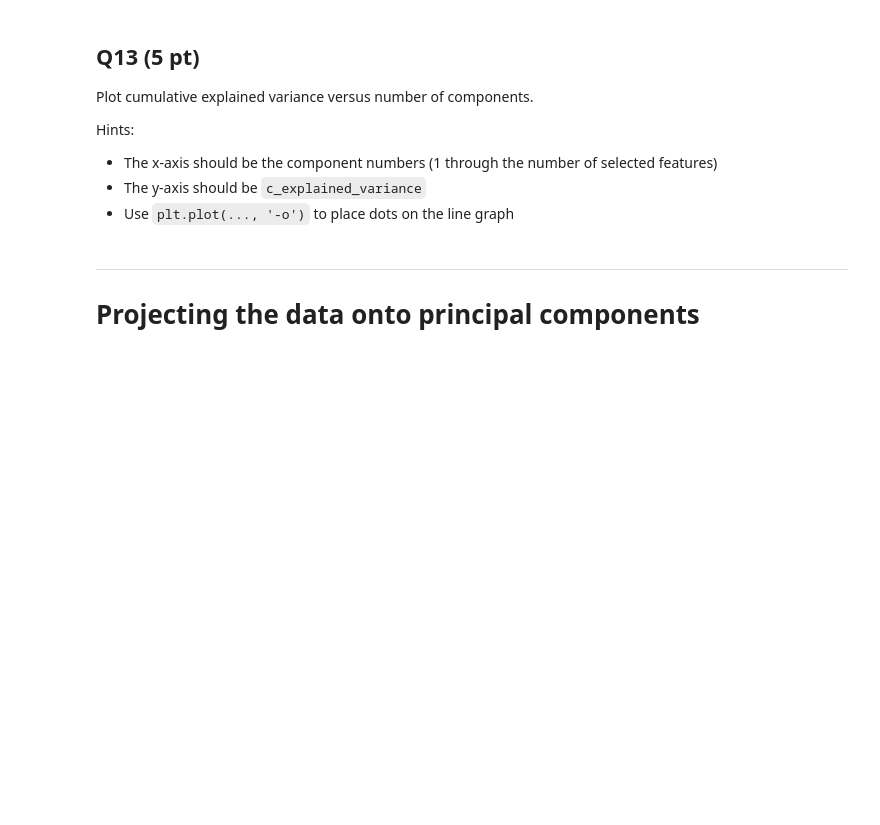
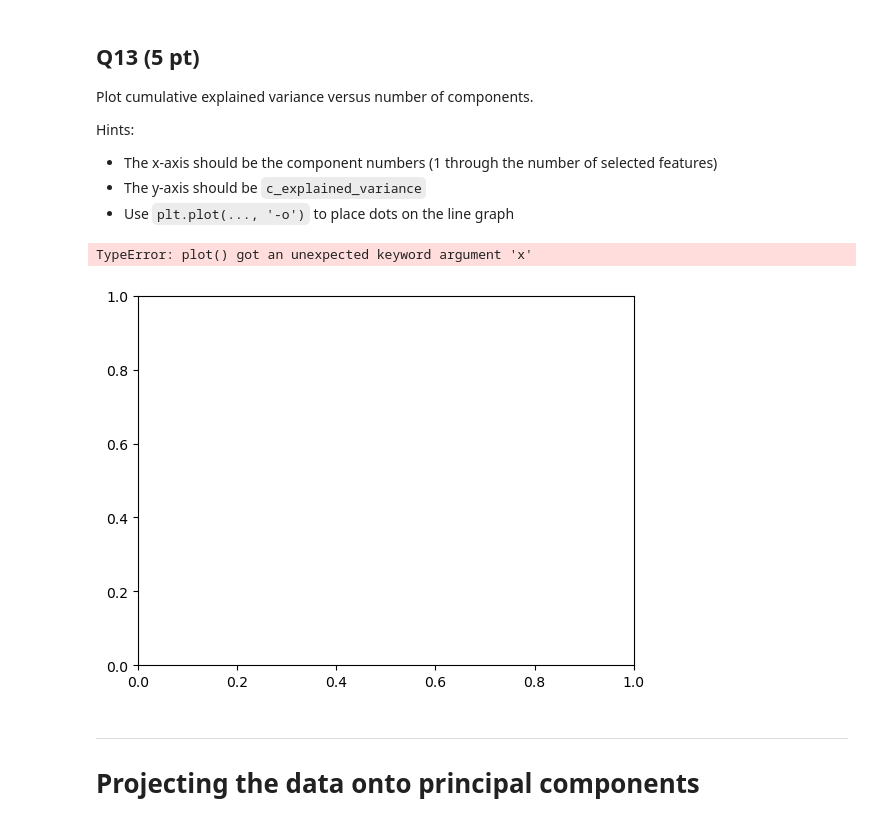
Before and after one commit to fortunecookie040/Math3025_Projects, a Jupyter notebook: Project3_PCA_Student.ipynb, the cells around one changed output. Saved outputs shown, nothing was run; the diff lists cells and outputs as text; code cells hidden in the pictures; blank space fills up the shorter version.

```diff
--- a/Project3_PCA_Student.ipynb
+++ b/Project3_PCA_Student.ipynb
@@ -245,7 +245,8 @@ $$
 $$
 # %%
 # ANSWER HERE
-explained_variance =
+explained_variance = 100 * (eigval_sorted / np.sum(eigval_sorted))
 
 # Print the explained variance for each principal component.
+print(explained_variance)
 # %% [output]
@@ -256,4 +257,5 @@ SyntaxError: invalid syntax (112759333.py, line 2)
 Compute the cumulative explained variance using `np.cumsum()`.
 # %%
 # ANSWER HERE
-c_explained_variance =
+c_explained_variance = np.cumsum(explained_variance)
+print(c_explained_variance)
@@ -271,8 +277,13 @@ Hints:
 # %%
 # ANSWER HERE
 # Plot cumulative explained variance versus number of components.
 
 n_features = X.shape[1]
+
+plt.plot(x= n_features, y= c_explained_variance, mark = "-o")
+# %% [output]
+TypeError: plot() got an unexpected keyword argument 'x'
+[figure, added]
 # %% [markdown]
 ---
 # Projecting the data onto principal components
```
Also changed, not shown: parts of 3 cells of this notebook.
